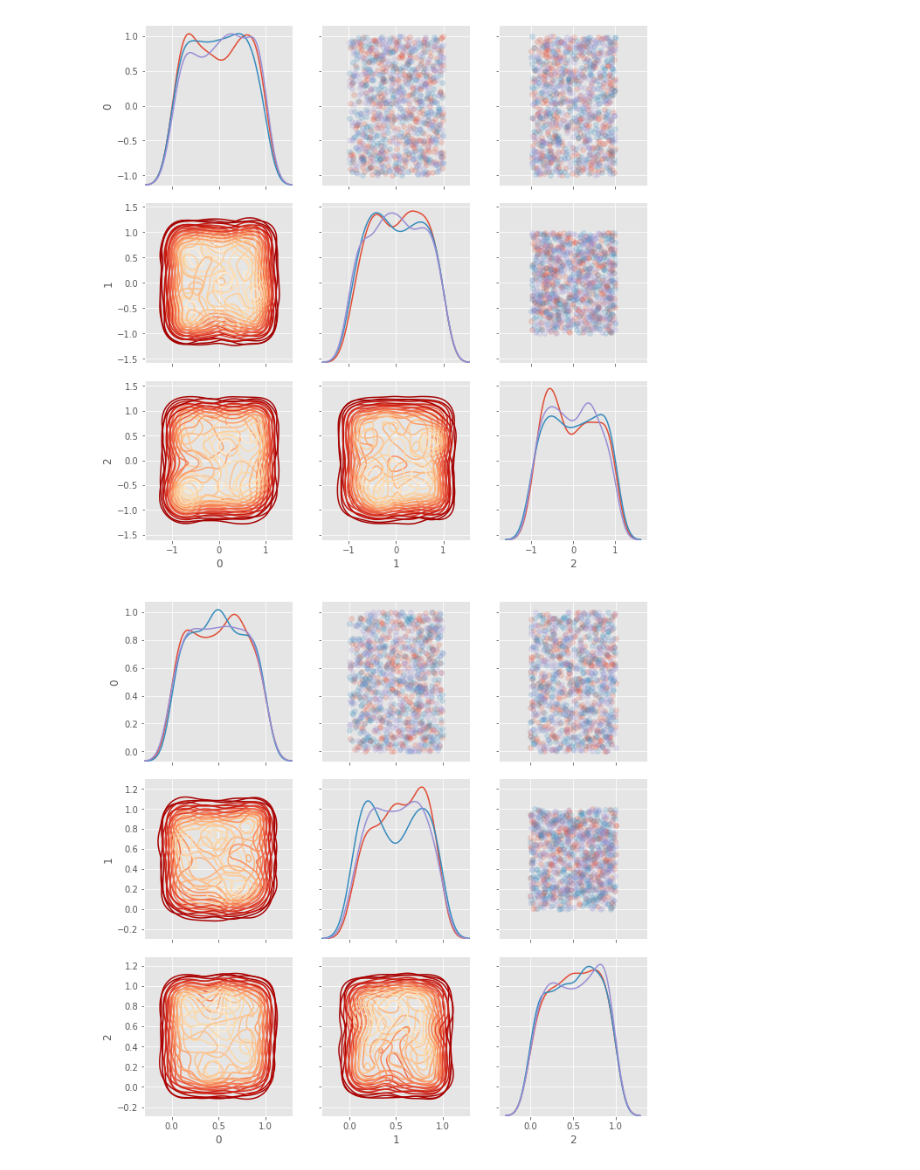
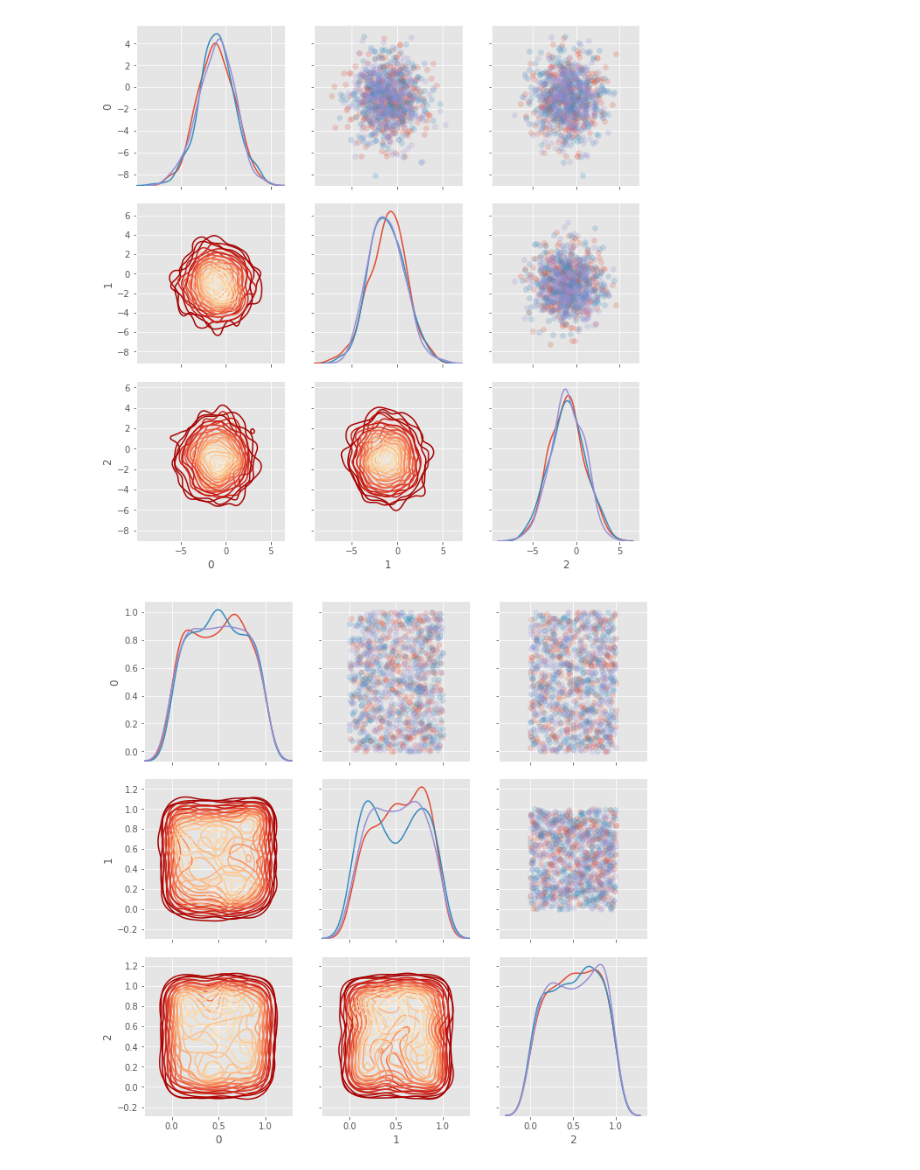
Before and after one commit to selenabuy/4-th-ML100Days, a Jupyter notebook: homework/Day_020_HW.ipynb, the cells around one changed output. Saved outputs shown, nothing was run; the diff lists cells and outputs as text; code cells hidden in the pictures.

```diff
--- a/homework/Day_020_HW.ipynb
+++ b/homework/Day_020_HW.ipynb
@@ -33,29 +33,29 @@ plt.show()
 # %%
 nrow = 1000
 ncol = 3
 """
 Your Code Here
 """
-matrix = np.random.uniform( low=-1,high=1 ,size = (nrow,ncol))
+matrix = 2 * np.random.randn (1000, 3) - 1
 
 # 隨機給予 0, 1, 2 三種標籤
 indice = np.random.choice([0,1,2], size=nrow)
 plot_data = pd.DataFrame(matrix, indice).reset_index()
 
 # 繪製 seborn 進階 Heatmap
 grid = sns.PairGrid(data = plot_data, size = 3, diag_sharey=False,
                     hue = 'index', vars = [x for x in list(plot_data.columns) if x != 'index'])
 """
 Your Code Here
 Please replace "..." to correct plot function
 """
 grid.map_upper(plt.scatter , alpha = 0.2)
 grid.map_diag(sns.kdeplot )
 grid.map_lower(sns.kdeplot, cmap = plt.cm.OrRd_r)
 
 plt.show()
 # %% [output]
-[figure, old version]
+[figure, new version]
 # %%
 nrow = 1000
 ncol = 3
```
Also changed, not shown: parts of 2 cells of this notebook.
